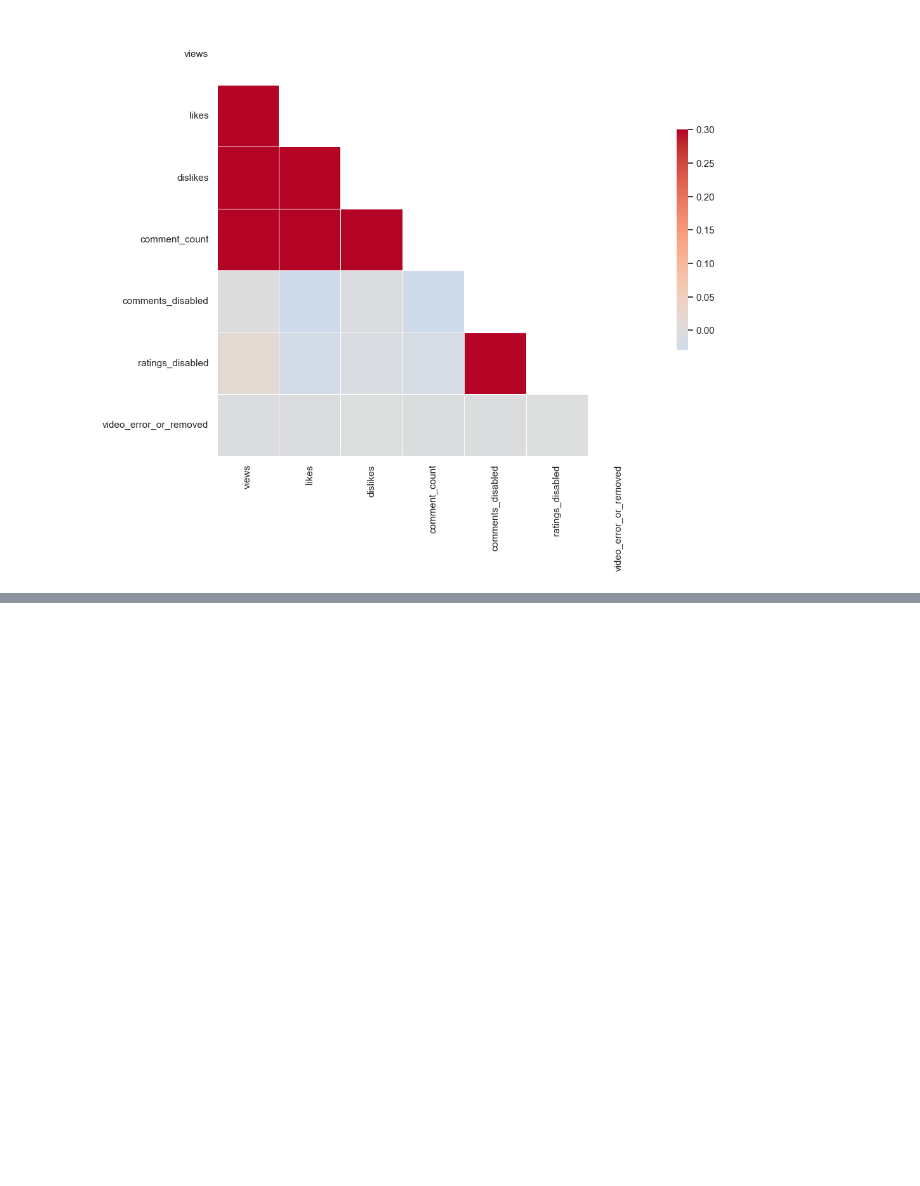
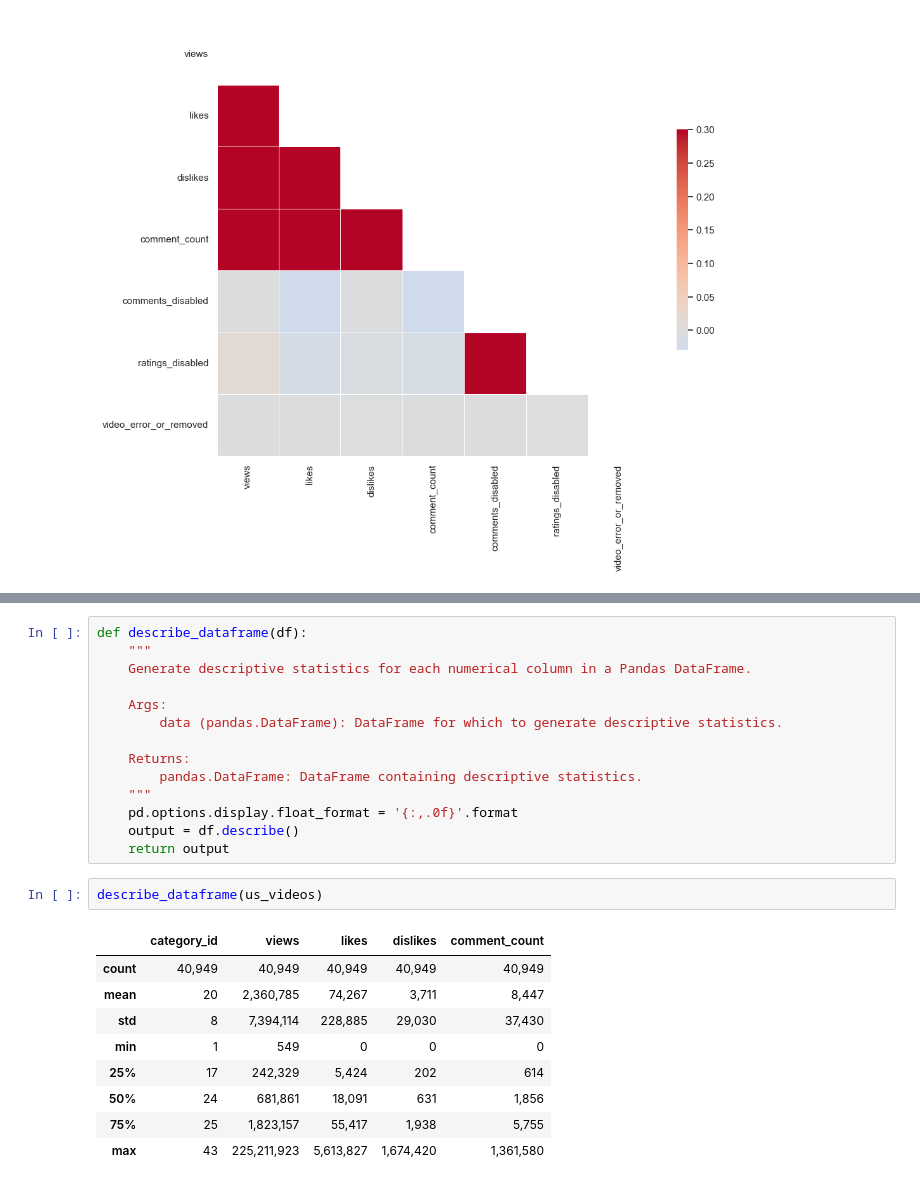
Before and after one commit to mrichburg/dai5_EDA_case_study, a Jupyter notebook: notebooks/btm.ipynb, the cells around one changed output, grey strips where cells are left out. Drawn from its saved outputs; the diff is of its cells as text; blank space fills up the shorter version.

```diff
--- a/notebooks/btm.ipynb
+++ b/notebooks/btm.ipynb
@@ -107,0 +139,26 @@ sns.heatmap(corr, mask=mask, cmap='coolwarm', vmax=.3, center=0,
+# %%
+def describe_dataframe(df):
+    """
+    Generate descriptive statistics for each numerical column in a Pandas DataFrame.
+
+    Args:
+        data (pandas.DataFrame): DataFrame for which to generate descriptive statistics.
+
+    Returns:
+        pandas.DataFrame: DataFrame containing descriptive statistics.
+    """
+    pd.options.display.float_format = '{:,.0f}'.format
+    output = df.describe()
+    return output
+# %%
+describe_dataframe(us_videos)
+# %% [output]
+|  | category_id | views | likes | dislikes | comment_count |
+| count | 40,949 | 40,949 | 40,949 | 40,949 | 40,949 |
+| mean | 20 | 2,360,785 | 74,267 | 3,711 | 8,447 |
+| std | 8 | 7,394,114 | 228,885 | 29,030 | 37,430 |
+| min | 1 | 549 | 0 | 0 | 0 |
+| 25% | 17 | 242,329 | 5,424 | 202 | 614 |
+| 50% | 24 | 681,861 | 18,091 | 631 | 1,856 |
+| 75% | 25 | 1,823,157 | 55,417 | 1,938 | 5,755 |
+| max | 43 | 225,211,923 | 5,613,827 | 1,674,420 | 1,361,580 |
```
Also changed, not shown: parts of 4 cells of this notebook, 1 other file.
